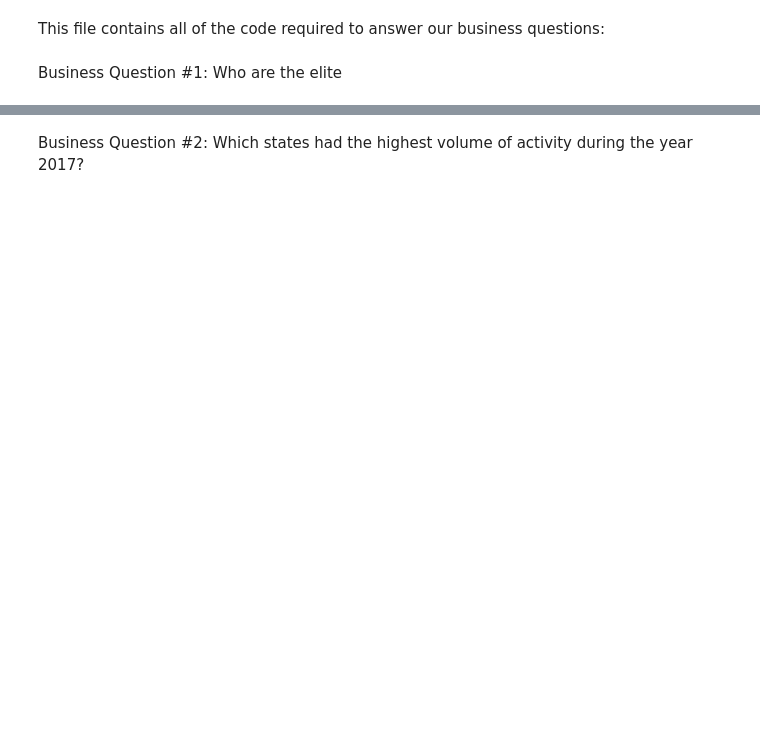
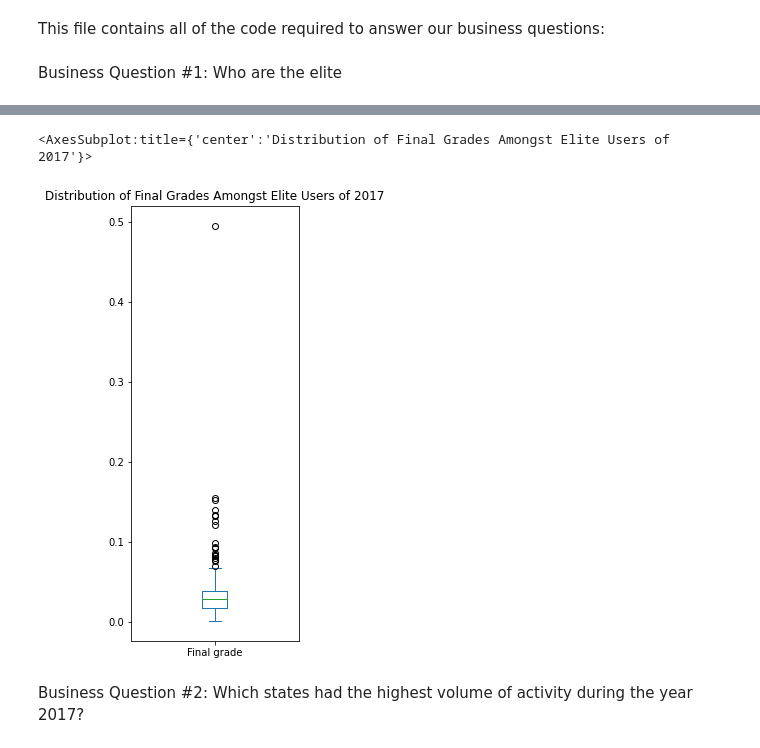
Before and after one commit to daniellepidt/yelp-dw, a Jupyter notebook: notebooks/03_business_questions.ipynb, the cells around one changed output, grey strips where cells are left out. Saved outputs shown, nothing was run; the diff lists cells and outputs as text; code cells hidden in the pictures; blank space fills up the shorter version.

Commit message:
Added the business questions ipynb & SQL queries.

```diff
--- a/notebooks/03_business_questions.ipynb
+++ b/notebooks/03_business_questions.ipynb
@@ -19,0 +58,19 @@ Who are the elite
+# %%
+q1_query_string = """
+  SELECT
+      user_dim.user_id,
+      name,
+      0.9 * grade + 0.1 * businesses_reviewed_in_2017 / max_review AS final_grade
+  FROM
+      yelp_dw.user_dim
+          JOIN
+      yelp_dw.reviews_per_user ON user_dim.user_id = reviews_per_user.user_id
+      CROSS JOIN
+      yelp_dw.max_reviews_for_user
+  ORDER BY final_grade DESC
+"""
+q1_query = pd.read_sql_query(q1_query_string, con)
+q1_df = pd.DataFrame(q1_query)
+columns_names = {col: col.replace('_', ' ').capitalize() for col in q1_df.columns}
+q1_df.rename(columns=columns_names, inplace=True)
+q1_df
@@ -20,3 +91,11 @@ Who are the elite
+# %%
+q1_df[['Name', 'Final grade']].plot.box(
+  title='Distribution of Final Grades Amongst Elite Users of 2017',
+  figsize=(3,8)
+)
+# %% [output]
+<AxesSubplot:title={'center':'Distribution of Final Grades Amongst Elite Users of 2017'}>
+[figure, added]
 # %% [markdown]
 Business Question #2:
 Which states had the highest volume of activity during the year 2017?
```
Also changed, not shown: parts of 5 cells of this notebook, 5 other files.
